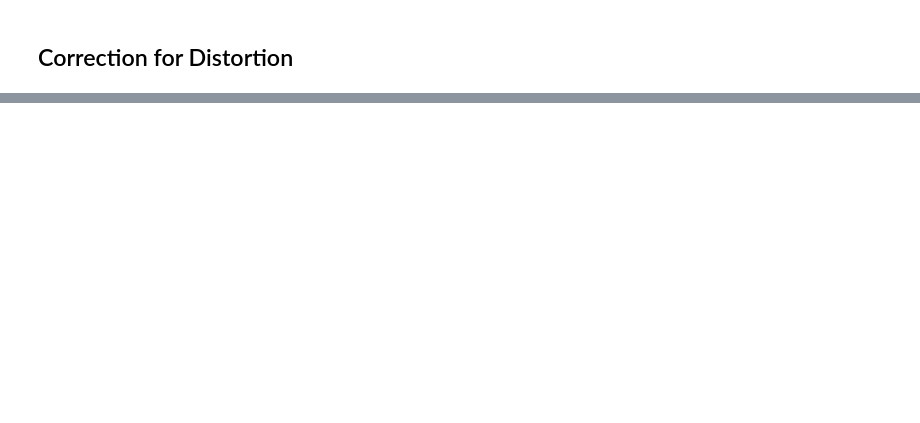
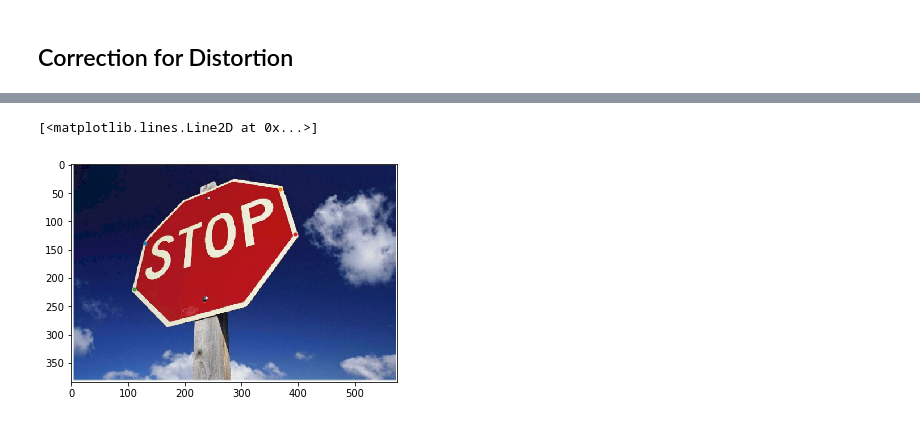
Before and after one commit to mathiasvkaiz/sdcnd-term1, a Jupyter notebook: Project 4 - Advanced Lane Finding/advanced_lane_findin.ipynb, the cells around one changed output, grey strips where cells are left out. Cells and saved outputs as stored; diff of their text form; code cells hidden in the pictures; blank space fills up the shorter version.

```diff
--- a/Project 4 - Advanced Lane Finding/advanced_lane_findin.ipynb
+++ b/Project 4 - Advanced Lane Finding/advanced_lane_findin.ipynb
@@ -107,0 +114,10 @@ ax2.set_title('Undistorted Image', fontsize=30)
+# %%
+plt.imshow(img)
+
+plt.plot(130, 138, '.')
+plt.plot(368, 43, '.')
+plt.plot(110, 220, '.')
+plt.plot(395, 123, '.')
+# %% [output]
+[<matplotlib.lines.Line2D at 0x...>]
+[figure, added]
```
Also changed, not shown: parts of 8 cells of this notebook.
